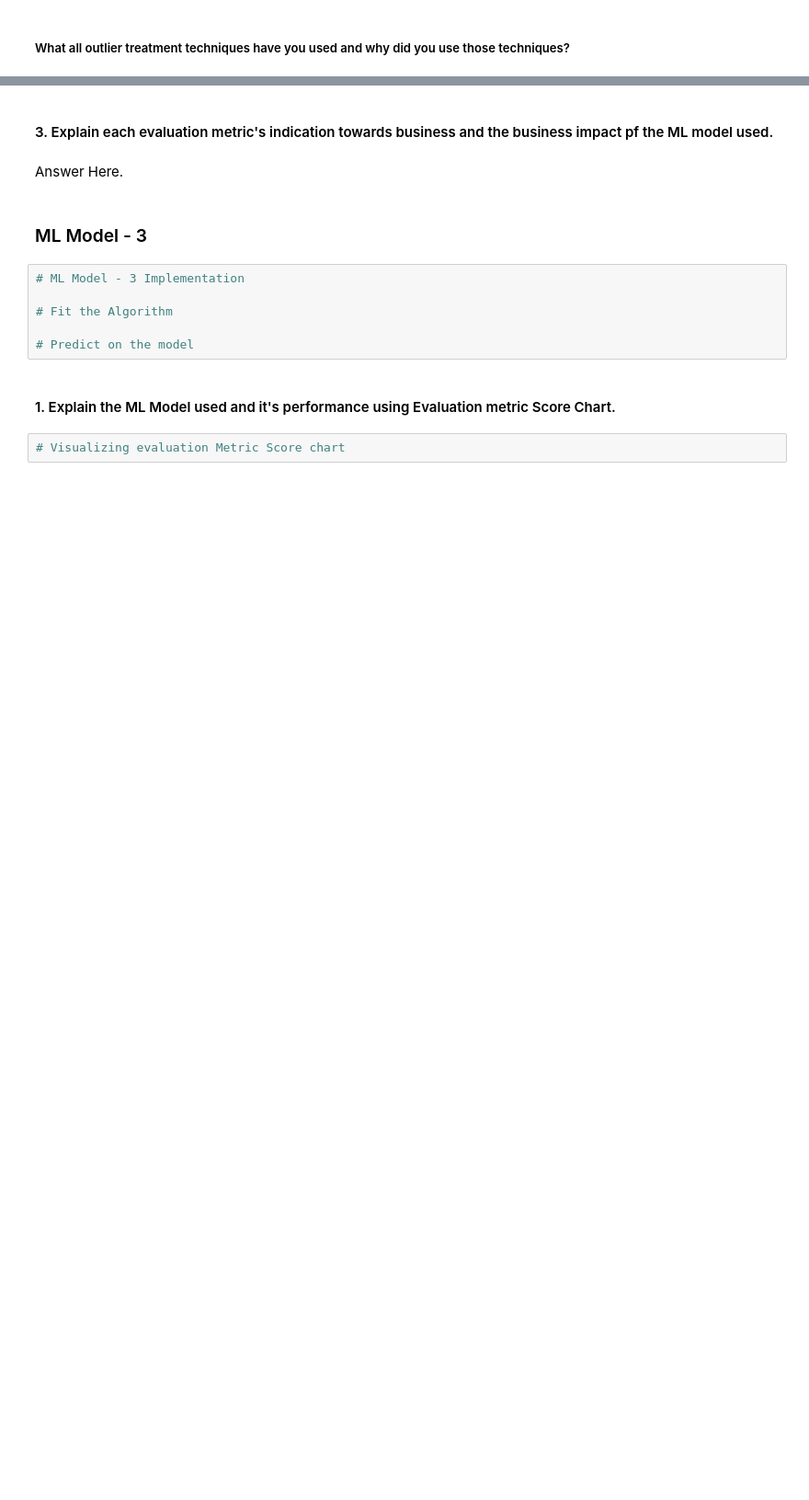
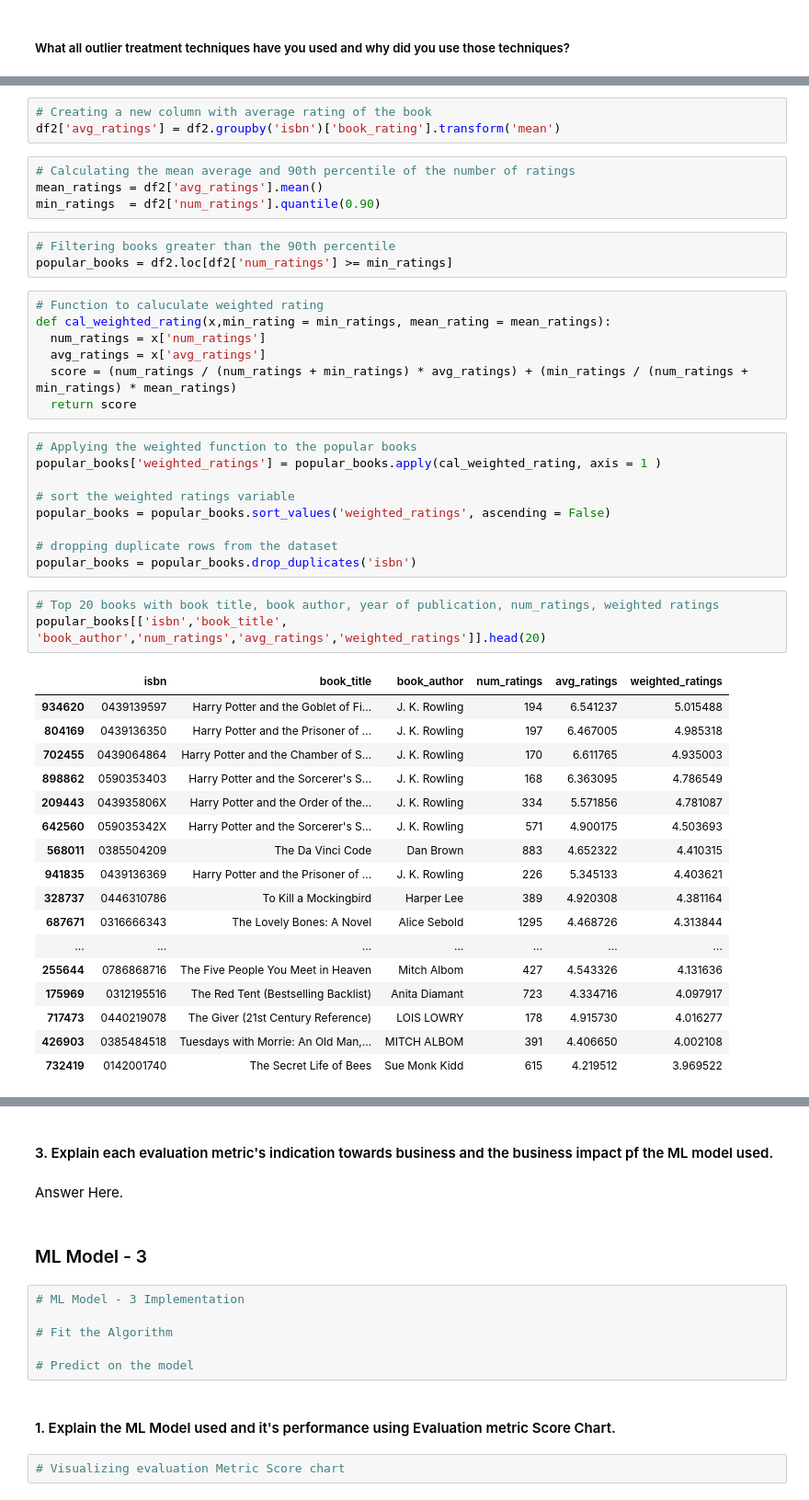
Before and after one commit to Jamal-1018/Book_Recommeder_System_Unsupervised_learning, a Jupyter notebook: Book_recommendation_sysytem_unsupervised.ipynb, the cells around one changed output, grey strips where cells are left out. Shown at 92% size. Drawn from its saved outputs; the diff is of its cells as text; blank space fills up the shorter version.

```diff
--- a/Book_recommendation_sysytem_unsupervised.ipynb
+++ b/Book_recommendation_sysytem_unsupervised.ipynb
@@ -1001,0 +811,47 @@ Answer Here.
+# %%
+# Creating a new column with average rating of the book
+df2['avg_ratings'] = df2.groupby('isbn')['book_rating'].transform('mean')
+# %%
+# Calculating the mean average and 90th percentile of the number of ratings
+mean_ratings = df2['avg_ratings'].mean()
+min_ratings  = df2['num_ratings'].quantile(0.90)
+# %%
+# Filtering books greater than the 90th percentile
+popular_books = df2.loc[df2['num_ratings'] >= min_ratings]
+# %%
+# Function to caluculate weighted rating
+def cal_weighted_rating(x,min_rating = min_ratings, mean_rating = mean_ratings):
+  num_ratings = x['num_ratings']
+  avg_ratings = x['avg_ratings']
+  score = (num_ratings / (num_ratings + min_ratings) * avg_ratings) + (min_ratings / (num_ratings + min_ratings) * mean_ratings)
+  return score
+# %%
+# Applying the weighted function to the popular books
+popular_books['weighted_ratings'] = popular_books.apply(cal_weighted_rating, axis = 1 )
+
+# sort the weighted ratings variable
+popular_books = popular_books.sort_values('weighted_ratings', ascending = False)
+
+# dropping duplicate rows from the dataset
+popular_books = popular_books.drop_duplicates('isbn')
+# %%
+# Top 20 books with book title, book author, year of publication, num_ratings, weighted ratings
+popular_books[['isbn','book_title', 'book_author','num_ratings','avg_ratings','weighted_ratings']].head(20)
+# %% [output]
+|  | isbn | book_title | book_author | num_ratings | avg_ratings | weighted_ratings |
+| 934620 | 0439139597 | Harry Potter and the Goblet of Fi... | J. K. Rowling | 194 | 6.541237 | 5.015488 |
+| 804169 | 0439136350 | Harry Potter and the Prisoner of ... | J. K. Rowling | 197 | 6.467005 | 4.985318 |
+| 702455 | 0439064864 | Harry Potter and the Chamber of S... | J. K. Rowling | 170 | 6.611765 | 4.935003 |
+| 898862 | 0590353403 | Harry Potter and the Sorcerer's S... | J. K. Rowling | 168 | 6.363095 | 4.786549 |
+| 209443 | 043935806X | Harry Potter and the Order of the... | J. K. Rowling | 334 | 5.571856 | 4.781087 |
+| 642560 | 059035342X | Harry Potter and the Sorcerer's S... | J. K. Rowling | 571 | 4.900175 | 4.503693 |
+| 568011 | 0385504209 | The Da Vinci Code | Dan Brown | 883 | 4.652322 | 4.410315 |
+| 941835 | 0439136369 | Harry Potter and the Prisoner of ... | J. K. Rowling | 226 | 5.345133 | 4.403621 |
+| 328737 | 0446310786 | To Kill a Mockingbird | Harper Lee | 389 | 4.920308 | 4.381164 |
+| 687671 | 0316666343 | The Lovely Bones: A Novel | Alice Sebold | 1295 | 4.468726 | 4.313844 |
+| ... | ... | ... | ... | ... | ... | ... |
+| 255644 | 0786868716 | The Five People You Meet in Heaven | Mitch Albom | 427 | 4.543326 | 4.131636 |
+| 175969 | 0312195516 | The Red Tent (Bestselling Backlist) | Anita Diamant | 723 | 4.334716 | 4.097917 |
+| 717473 | 0440219078 | The Giver (21st Century Reference) | LOIS LOWRY | 178 | 4.915730 | 4.016277 |
+| 426903 | 0385484518 | Tuesdays with Morrie: An Old Man,... | MITCH ALBOM | 391 | 4.406650 | 4.002108 |
+| 732419 | 0142001740 | The Secret Life of Bees | Sue Monk Kidd | 615 | 4.219512 | 3.969522 |
```
Also changed, not shown: parts of 107 cells of this notebook.
